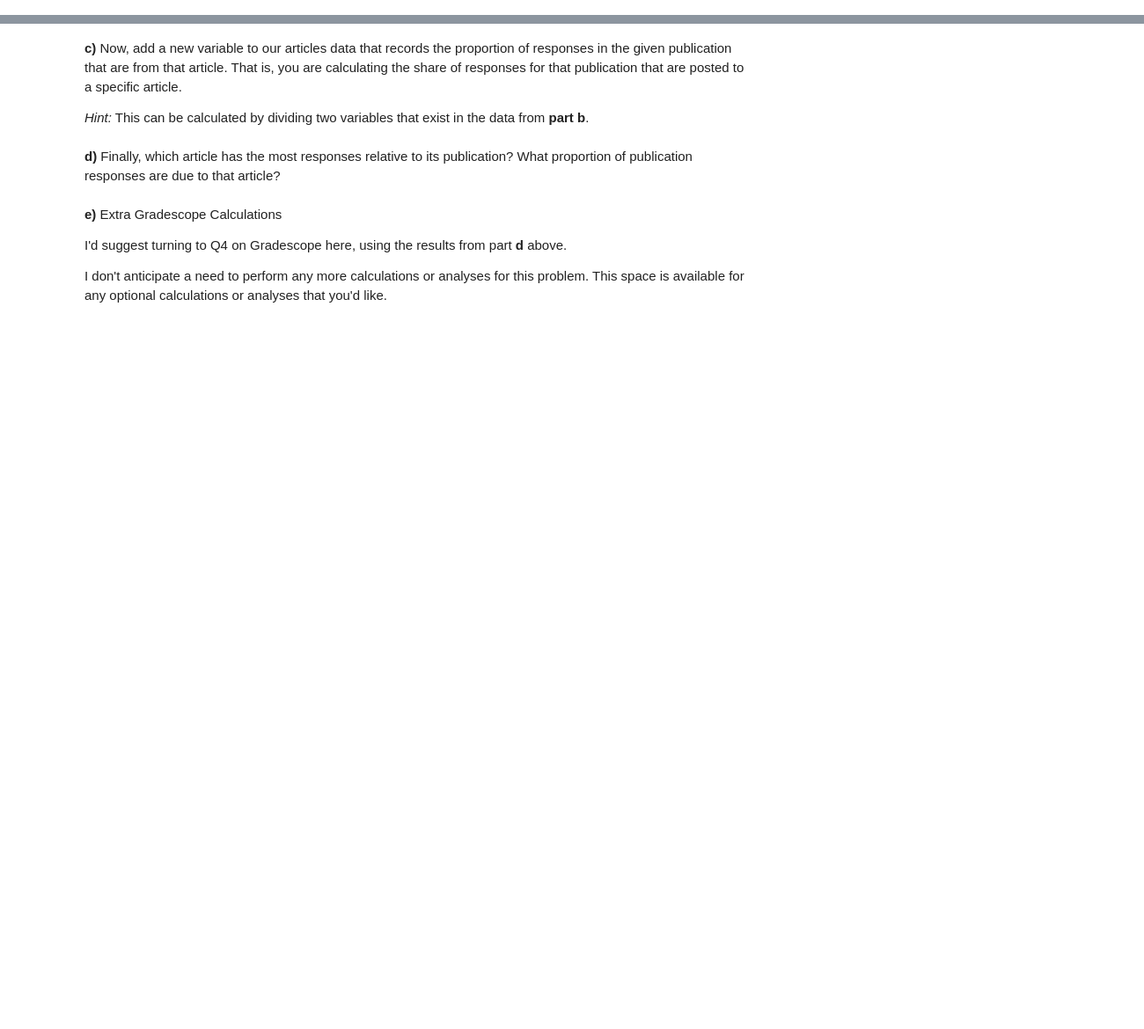
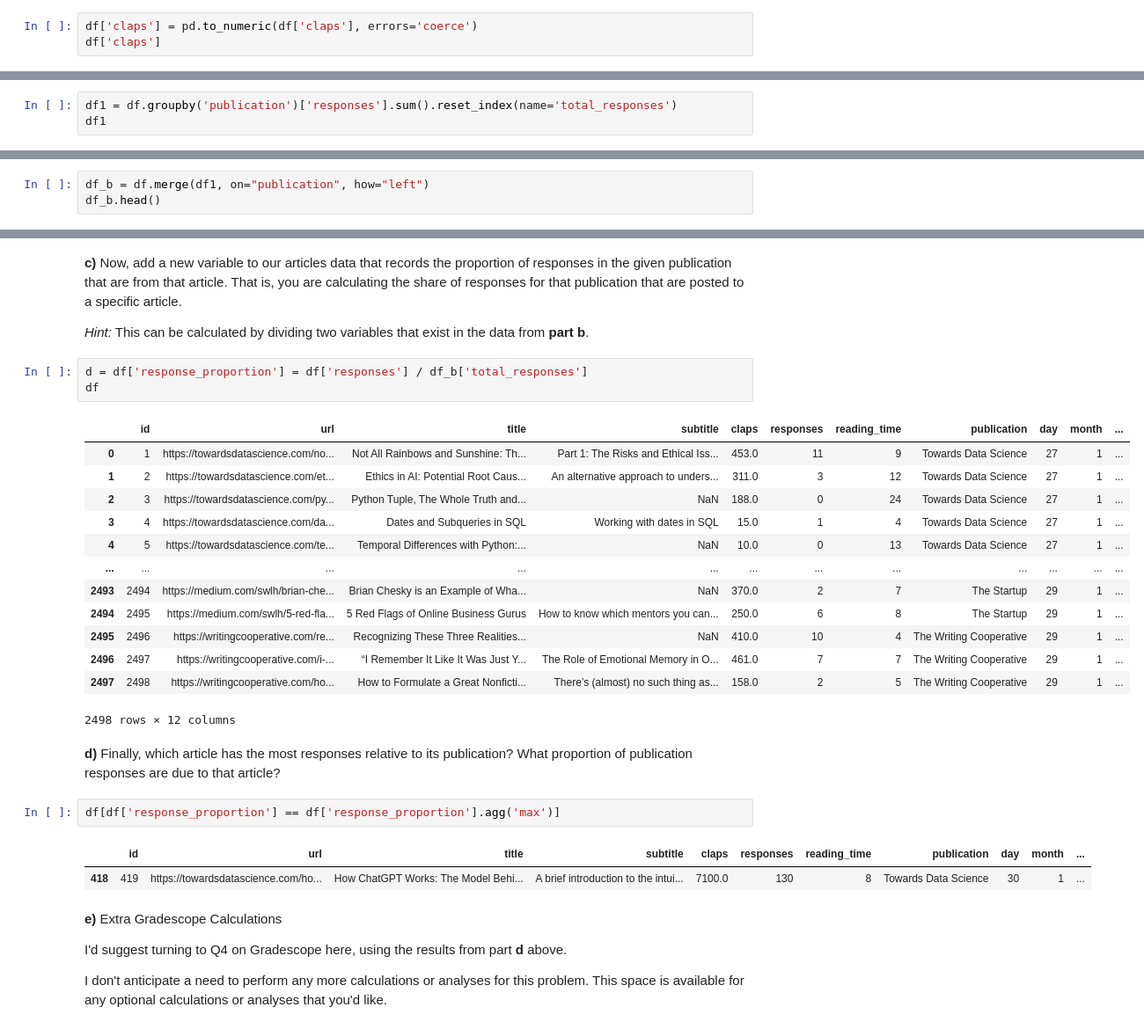
Before and after one commit to MatthewMandhyan/Stat207_clone, a Jupyter notebook: homework_02/homework_02.ipynb, the cells around one changed output, grey strips where cells are left out. Shown at 88% size. Saved outputs shown, nothing was run; the diff lists cells and outputs as text; blank space fills up the shorter version.

```diff
--- a/homework_02/homework_02.ipynb
+++ b/homework_02/homework_02.ipynb
@@ -85,0 +114,3 @@ You may need to further explore the data for Gradescope Q1.  You can use this se
+# %%
+df['claps'] = pd.to_numeric(df['claps'], errors='coerce')
+df['claps']
@@ -119,3 +215,6 @@ Now that we've determined which publication we'd like to publish in based on the
 **a)** First, generate a data frame that provides the total number of responses recorded for all articles in our data for each publication.  That is, you should have one number recorded for each publication.
 
 *Hint:* I encourage you to rename your variables to ensure that they are informative.
+# %%
+df1 = df.groupby('publication')['responses'].sum().reset_index(name='total_responses')
+df1
@@ -122,2 +227,5 @@ Now that we've determined which publication we'd like to publish in based on the
 # %% [markdown]
 **b)** Then, merge the data frame from **part a** into the original data frame for the articles.
+# %%
+df_b = df.merge(df1, on="publication", how="left")
+df_b.head()
@@ -125,8 +240,30 @@ Now that we've determined which publication we'd like to publish in based on the
 **c)** Now, add a new variable to our articles data that records the proportion of responses in the given publication that are from that article.  That is, you are calculating the share of responses for that publication that are posted to a specific article.
 
 *Hint:* This can be calculated by dividing two variables that exist in the data from **part b**.
+# %%
+d = df['response_proportion'] = df['responses'] / df_b['total_responses']
+df
+# %% [output]
+|  | id | url | title | subtitle | claps | responses | reading_time | publication | day | month | ... |
+| 0 | 1 | https://towardsdatascience.com/no... | Not All Rainbows and Sunshine: Th... | Part 1: The Risks and Ethical Iss... | 453.0 | 11 | 9 | Towards Data Science | 27 | 1 | ... |
+| 1 | 2 | https://towardsdatascience.com/et... | Ethics in AI: Potential Root Caus... | An alternative approach to unders... | 311.0 | 3 | 12 | Towards Data Science | 27 | 1 | ... |
+| 2 | 3 | https://towardsdatascience.com/py... | Python Tuple, The Whole Truth and... | NaN | 188.0 | 0 | 24 | Towards Data Science | 27 | 1 | ... |
+| 3 | 4 | https://towardsdatascience.com/da... | Dates and Subqueries in SQL | Working with dates in SQL | 15.0 | 1 | 4 | Towards Data Science | 27 | 1 | ... |
+| 4 | 5 | https://towardsdatascience.com/te... | Temporal Differences with Python:... | NaN | 10.0 | 0 | 13 | Towards Data Science | 27 | 1 | ... |
+| ... | ... | ... | ... | ... | ... | ... | ... | ... | ... | ... | ... |
+| 2493 | 2494 | https://medium.com/swlh/brian-che... | Brian Chesky is an Example of Wha... | NaN | 370.0 | 2 | 7 | The Startup | 29 | 1 | ... |
+| 2494 | 2495 | https://medium.com/swlh/5-red-fla... | 5 Red Flags of Online Business Gurus | How to know which mentors you can... | 250.0 | 6 | 8 | The Startup | 29 | 1 | ... |
+| 2495 | 2496 | https://writingcooperative.com/re... | Recognizing These Three Realities... | NaN | 410.0 | 10 | 4 | The Writing Cooperative | 29 | 1 | ... |
+| 2496 | 2497 | https://writingcooperative.com/i-... | “I Remember It Like It Was Just Y... | The Role of Emotional Memory in O... | 461.0 | 7 | 7 | The Writing Cooperative | 29 | 1 | ... |
+| 2497 | 2498 | https://writingcooperative.com/ho... | How to Formulate a Great Nonficti... | There’s (almost) no such thing as... | 158.0 | 2 | 5 | The Writing Cooperative | 29 | 1 | ... |
+2498 rows × 12 columns
 # %% [markdown]
 **d)** Finally, which article has the most responses relative to its publication?  What proportion of publication responses are due to that article?
+# %%
+df[df['response_proportion'] == df['response_proportion'].agg('max')]
+# %% [output]
+|  | id | url | title | subtitle | claps | responses | reading_time | publication | day | month | ... |
+| 418 | 419 | https://towardsdatascience.com/ho... | How ChatGPT Works: The Model Behi... | A brief introduction to the intui... | 7100.0 | 130 | 8 | Towards Data Science | 30 | 1 | ... |
 # %% [markdown]
 **e)** Extra Gradescope Calculations
 
```
Also changed, not shown: parts of 13 cells of this notebook.
